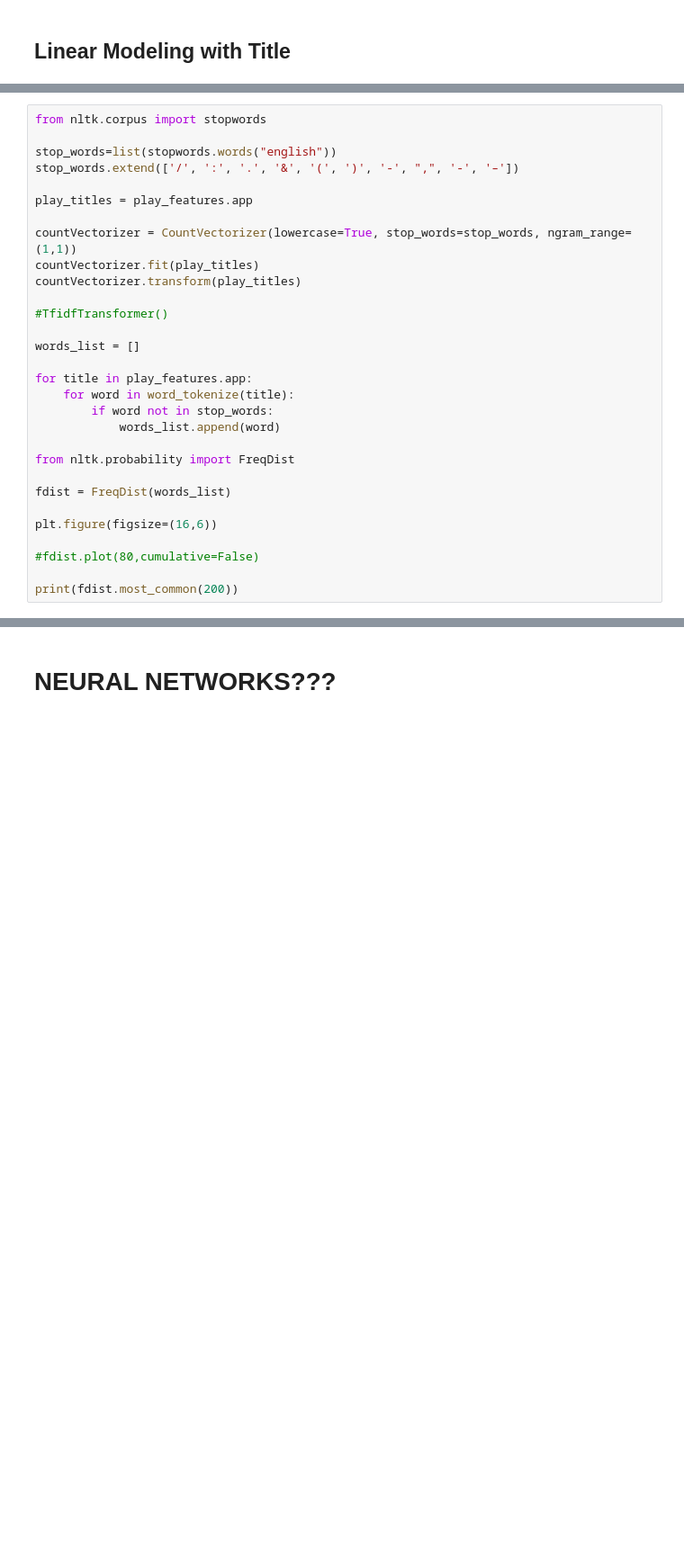
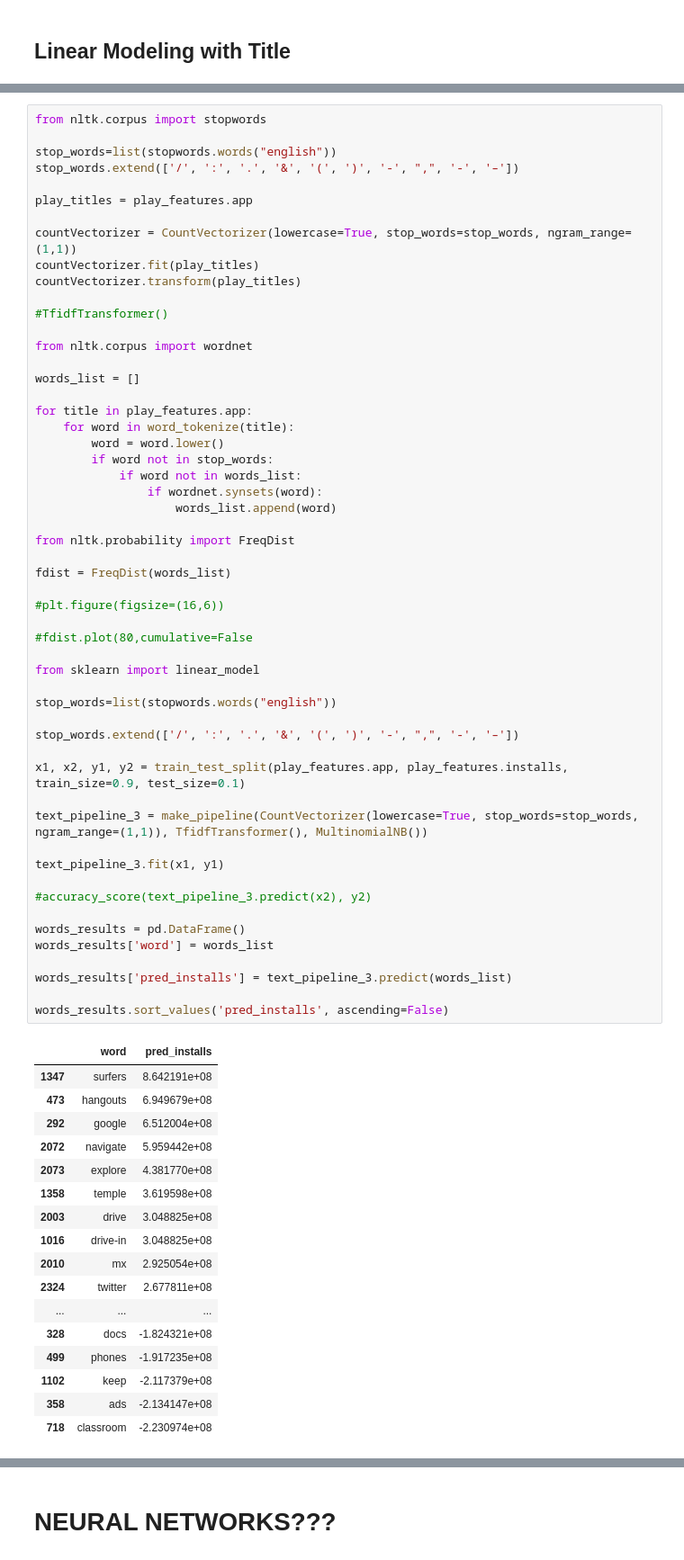
Before and after one commit to DanielColinaCuartin/INFO370-Final-Projects, a Jupyter notebook: pierce_workspace.ipynb, the cells around one changed output, grey strips where cells are left out. Shown: that part at 90% size. Cells and saved outputs as stored; diff of their text form; blank space fills up the shorter version.

```diff
--- a/pierce_workspace.ipynb
+++ b/pierce_workspace.ipynb
@@ -399,31 +463,72 @@ play_features.head(1)
 # %%
 from nltk.corpus import stopwords
 
 stop_words=list(stopwords.words("english"))
 stop_words.extend(['/', ':', '.', '&', '(', ')', '-', ",", '-', '–'])
 
 play_titles = play_features.app
 
 countVectorizer = CountVectorizer(lowercase=True, stop_words=stop_words, ngram_range=(1,1))
 countVectorizer.fit(play_titles)
 countVectorizer.transform(play_titles)
 
 #TfidfTransformer()
 
+from nltk.corpus import wordnet
+
 words_list = []
 
 for title in play_features.app:
     for word in word_tokenize(title):
+        word = word.lower()
         if word not in stop_words:
-            words_list.append(word)
+            if word not in words_list:
+                if wordnet.synsets(word):
+                    words_list.append(word)
 
 from nltk.probability import FreqDist
 
 fdist = FreqDist(words_list)
 
-plt.figure(figsize=(16,6))
+#plt.figure(figsize=(16,6))
 
-#fdist.plot(80,cumulative=False)
+#fdist.plot(80,cumulative=False
 
-print(fdist.most_common(200))
+from sklearn import linear_model
+
+stop_words=list(stopwords.words("english"))
+
+stop_words.extend(['/', ':', '.', '&', '(', ')', '-', ",", '-', '–'])
+
+x1, x2, y1, y2 = train_test_split(play_features.app, play_features.installs, train_size=0.9, test_size=0.1)
+
+text_pipeline_3 = make_pipeline(CountVectorizer(lowercase=True, stop_words=stop_words, ngram_range=(1,1)), TfidfTransformer(), MultinomialNB())
+
+text_pipeline_3.fit(x1, y1)
+
+#accuracy_score(text_pipeline_3.predict(x2), y2)
+
+words_results = pd.DataFrame()
+words_results['word'] = words_list
+
+words_results['pred_installs'] = text_pipeline_3.predict(words_list)
+
+words_results.sort_values('pred_installs', ascending=False)
 # %% [output]
+|  | word | pred_installs |
+| 1347 | surfers | 8.642191e+08 |
+| 473 | hangouts | 6.949679e+08 |
+| 292 | google | 6.512004e+08 |
+| 2072 | navigate | 5.959442e+08 |
+| 2073 | explore | 4.381770e+08 |
+| 1358 | temple | 3.619598e+08 |
+| 2003 | drive | 3.048825e+08 |
+| 1016 | drive-in | 3.048825e+08 |
+| 2010 | mx | 2.925054e+08 |
+| 2324 | twitter | 2.677811e+08 |
+| ... | ... | ... |
+| 328 | docs | -1.824321e+08 |
+| 499 | phones | -1.917235e+08 |
+| 1102 | keep | -2.117379e+08 |
+| 358 | ads | -2.134147e+08 |
+| 718 | classroom | -2.230974e+08 |
```
Also changed, not shown: parts of 6 cells of this notebook, 1 other file.
